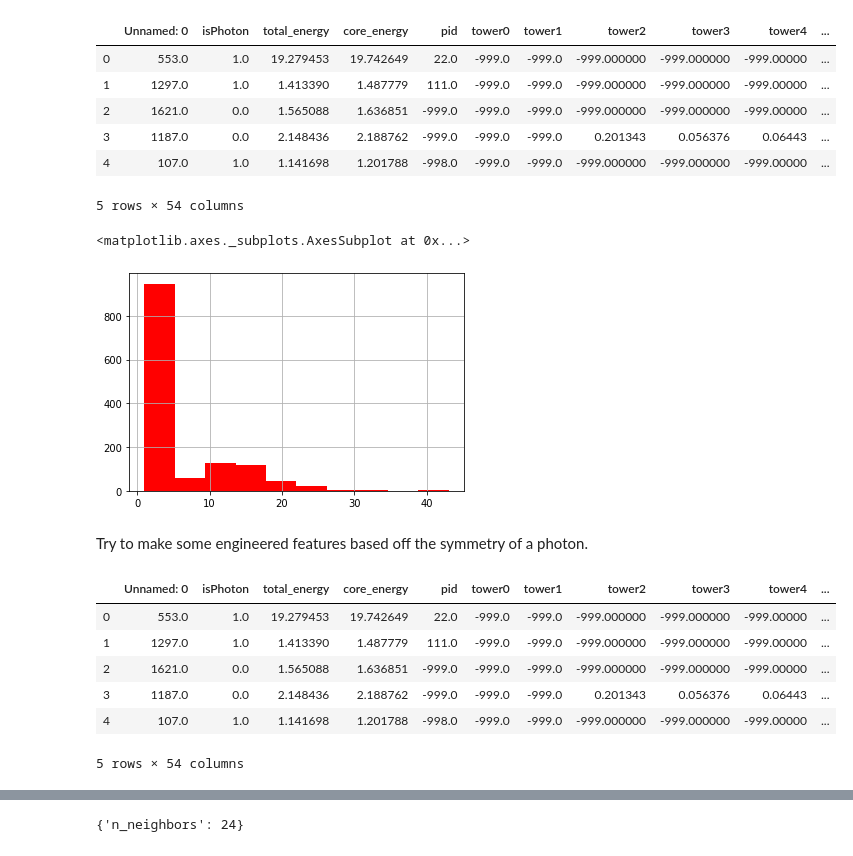
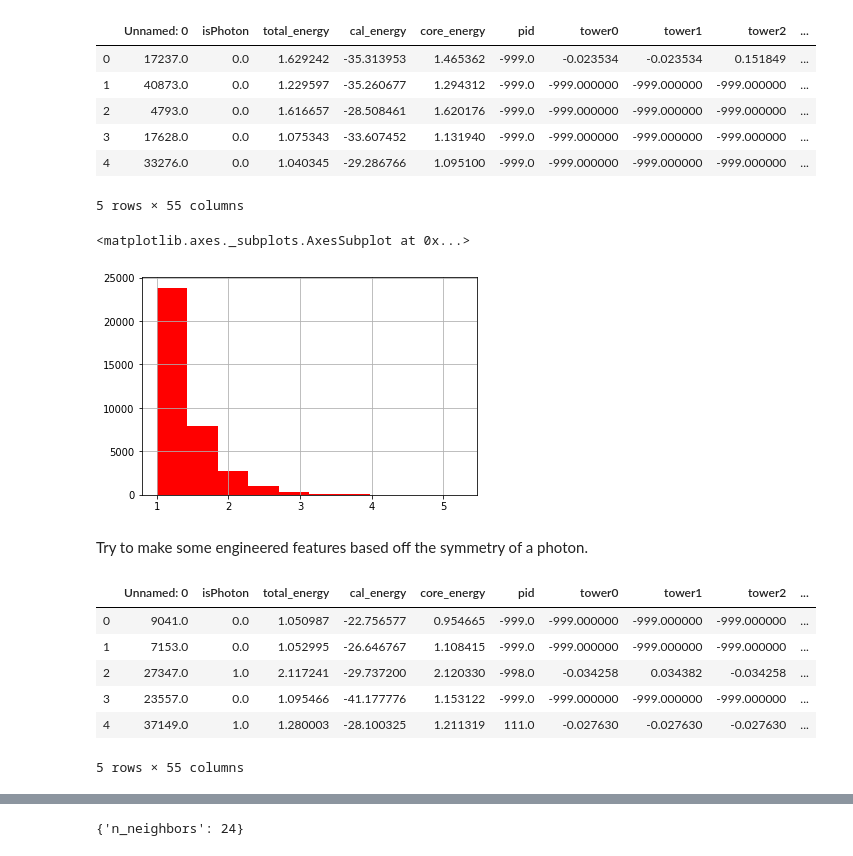
Before and after one commit to FrancescoVassalli/HIPhotonCluster, a Jupyter notebook: algoTesting/Inclusive.ipynb, the cells around one changed output, grey strips where cells are left out. Saved outputs shown, nothing was run; the diff lists cells and outputs as text; code cells hidden in the pictures.

```diff
--- a/algoTesting/Inclusive.ipynb
+++ b/algoTesting/Inclusive.ipynb
@@ -160,25 +160,25 @@ def diagnoseForest(model,names):
     Image(filename = newTitle)
     index = index+1
 # %%
-train, test = csvToInput("unsub_photonClusters.csv")
+train, test = csvToInput("photonClusters.csv")
 trainS = train
 testS = test
 train = train.drop(['sProb'],axis=1)
 test = test.drop(['sProb'],axis=1)
 train.head()
 # %% [output]
-|  | Unnamed: 0 | isPhoton | total_energy | core_energy | pid | tower0 | tower1 | tower2 | tower3 | tower4 | ... |
-| 0 | 553.0 | 1.0 | 19.279453 | 19.742649 | 22.0 | -999.0 | -999.0 | -999.000000 | -999.000000 | -999.00000 | ... |
-| 1 | 1297.0 | 1.0 | 1.413390 | 1.487779 | 111.0 | -999.0 | -999.0 | -999.000000 | -999.000000 | -999.00000 | ... |
-| 2 | 1621.0 | 0.0 | 1.565088 | 1.636851 | -999.0 | -999.0 | -999.0 | -999.000000 | -999.000000 | -999.00000 | ... |
-| 3 | 1187.0 | 0.0 | 2.148436 | 2.188762 | -999.0 | -999.0 | -999.0 | 0.201343 | 0.056376 | 0.06443 | ... |
-| 4 | 107.0 | 1.0 | 1.141698 | 1.201788 | -998.0 | -999.0 | -999.0 | -999.000000 | -999.000000 | -999.00000 | ... |
+|  | Unnamed: 0 | isPhoton | total_energy | cal_energy | core_energy | pid | tower0 | tower1 | tower2 | ... |
+| 0 | 17237.0 | 0.0 | 1.629242 | -35.313953 | 1.465362 | -999.0 | -0.023534 | -0.023534 | 0.151849 | ... |
+| 1 | 40873.0 | 0.0 | 1.229597 | -35.260677 | 1.294312 | -999.0 | -999.000000 | -999.000000 | -999.000000 | ... |
+| 2 | 4793.0 | 0.0 | 1.616657 | -28.508461 | 1.620176 | -999.0 | -999.000000 | -999.000000 | -999.000000 | ... |
+| 3 | 17628.0 | 0.0 | 1.075343 | -33.607452 | 1.131940 | -999.0 | -999.000000 | -999.000000 | -999.000000 | ... |
+| 4 | 33276.0 | 0.0 | 1.040345 | -29.286766 | 1.095100 | -999.0 | -999.000000 | -999.000000 | -999.000000 | ... |
-5 rows × 54 columns
+5 rows × 55 columns
 # %%
 train['total_energy'].hist()
 # %% [output]
 <matplotlib.axes._subplots.AxesSubplot at 0x...>
-[figure, old version]
+[figure, new version]
 # %%
 sasha = Sasha(trainS,testS)
 # %%
@@ -258,13 +258,13 @@ def preprocess(train):
 # %%
 train.head()
 # %% [output]
-|  | Unnamed: 0 | isPhoton | total_energy | core_energy | pid | tower0 | tower1 | tower2 | tower3 | tower4 | ... |
-| 0 | 553.0 | 1.0 | 19.279453 | 19.742649 | 22.0 | -999.0 | -999.0 | -999.000000 | -999.000000 | -999.00000 | ... |
-| 1 | 1297.0 | 1.0 | 1.413390 | 1.487779 | 111.0 | -999.0 | -999.0 | -999.000000 | -999.000000 | -999.00000 | ... |
-| 2 | 1621.0 | 0.0 | 1.565088 | 1.636851 | -999.0 | -999.0 | -999.0 | -999.000000 | -999.000000 | -999.00000 | ... |
-| 3 | 1187.0 | 0.0 | 2.148436 | 2.188762 | -999.0 | -999.0 | -999.0 | 0.201343 | 0.056376 | 0.06443 | ... |
-| 4 | 107.0 | 1.0 | 1.141698 | 1.201788 | -998.0 | -999.0 | -999.0 | -999.000000 | -999.000000 | -999.00000 | ... |
+|  | Unnamed: 0 | isPhoton | total_energy | cal_energy | core_energy | pid | tower0 | tower1 | tower2 | ... |
+| 0 | 9041.0 | 0.0 | 1.050987 | -22.756577 | 0.954665 | -999.0 | -999.000000 | -999.000000 | -999.000000 | ... |
+| 1 | 7153.0 | 0.0 | 1.052995 | -26.646767 | 1.108415 | -999.0 | -999.000000 | -999.000000 | -999.000000 | ... |
+| 2 | 27347.0 | 1.0 | 2.117241 | -29.737200 | 2.120330 | -998.0 | -0.034258 | 0.034382 | -0.034258 | ... |
+| 3 | 23557.0 | 0.0 | 1.095466 | -41.177776 | 1.153122 | -999.0 | -999.000000 | -999.000000 | -999.000000 | ... |
+| 4 | 37149.0 | 1.0 | 1.280003 | -28.100325 | 1.211319 | 111.0 | -0.027630 | -0.027630 | -0.027630 | ... |
-5 rows × 54 columns
+5 rows × 55 columns
 # %%
 train = preprocess(train)
 test = preprocess(test)
```
Also changed, not shown: parts of 7 cells of this notebook, 2 other files.
